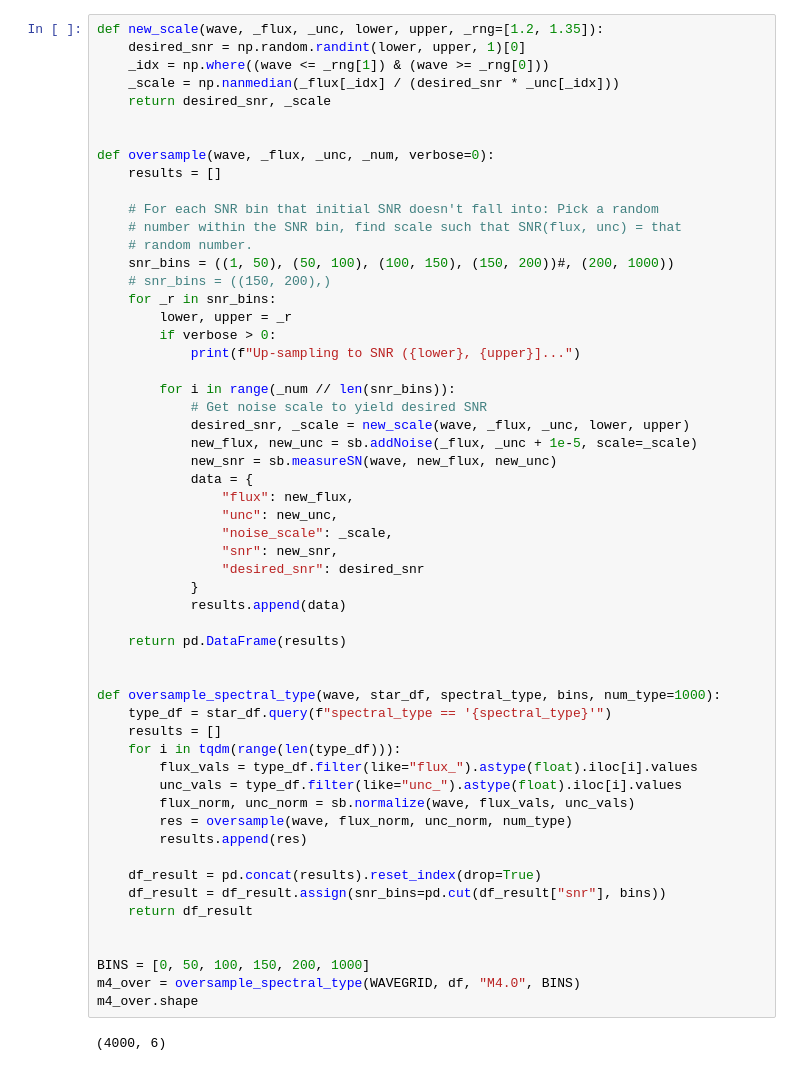
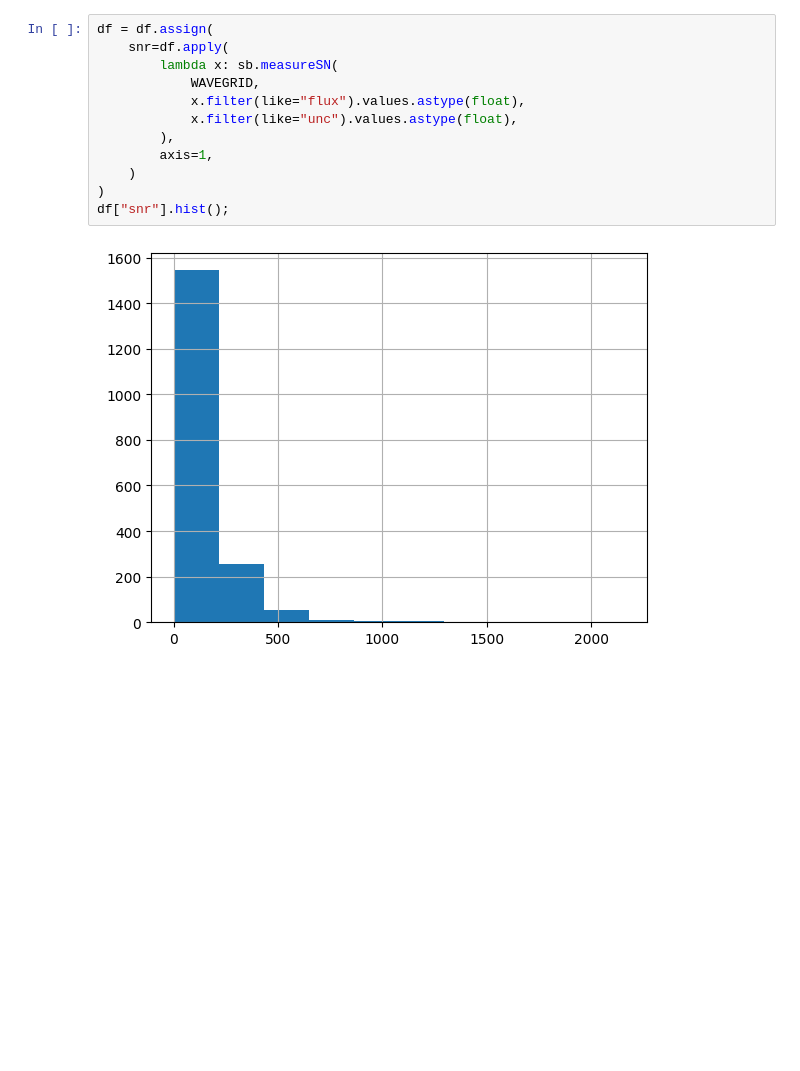
Before and after one commit to malinadesai/spectral_binaries, a Jupyter notebook: notebooks/oversampling.ipynb, the cells around one changed output. Cells and saved outputs as stored; diff of their text form; blank space fills up the shorter version.

Commit message:
Refactored, oversampled.

```diff
--- a/notebooks/oversampling.ipynb
+++ b/notebooks/oversampling.ipynb
@@ -55,60 +54,16 @@ T6.0      1
 Name: spectral_type, dtype: int64
-# %%
-def new_scale(wave, _flux, _unc, lower, upper, _rng=[1.2, 1.35]):
-    desired_snr = np.random.randint(lower, upper, 1)[0]
-    _idx = np.where((wave <= _rng[1]) & (wave >= _rng[0]))
-    _scale = np.nanmedian(_flux[_idx] / (desired_snr * _unc[_idx]))
-    return desired_snr, _scale
-
-
-def oversample(wave, _flux, _unc, _num, verbose=0):
-    results = []
-
-    # For each SNR bin that initial SNR doesn't fall into: Pick a random
-    # number within the SNR bin, find scale such that SNR(flux, unc) = that
-    # random number.
-    snr_bins = ((1, 50), (50, 100), (100, 150), (150, 200))#, (200, 1000))
-    # snr_bins = ((150, 200),)
-    for _r in snr_bins:
-        lower, upper = _r
-        if verbose > 0:
-            print(f"Up-sampling to SNR ({lower}, {upper}]...")
-
-        for i in range(_num // len(snr_bins)):
-            # Get noise scale to yield desired SNR
-            desired_snr, _scale = new_scale(wave, _flux, _unc, lower, upper)
-            new_flux, new_unc = sb.addNoise(_flux, _unc + 1e-5, scale=_scale)
-            new_snr = sb.measureSN(wave, new_flux, new_unc)
-            data = {
-                "flux": new_flux,
-                "unc": new_unc,
-                "noise_scale": _scale,
-                "snr": new_snr,
-                "desired_snr": desired_snr
-            }
-            results.append(data)
-
-    return pd.DataFrame(results)
-
-
-def oversample_spectral_type(wave, star_df, spectral_type, bins, num_type=1000):
-    type_df = star_df.query(f"spectral_type == '{spectral_type}'")
-    results = []
-    for i in tqdm(range(len(type_df))):
-        flux_vals = type_df.filter(like="flux_").astype(float).iloc[i].values
-        unc_vals = type_df.filter(like="unc_").astype(float).iloc[i].values
-        flux_norm, unc_norm = sb.normalize(wave, flux_vals, unc_vals)
-        res = oversample(wave, flux_norm, unc_norm, num_type)
-        results.append(res)
-
-    df_result = pd.concat(results).reset_index(drop=True)
-    df_result = df_result.assign(snr_bins=pd.cut(df_result["snr"], bins))
-    return df_result
-
-
-BINS = [0, 50, 100, 150, 200, 1000]
-m4_over = oversample_spectral_type(WAVEGRID, df, "M4.0", BINS)
-m4_over.shape
-# %% [output]
-(4000, 6)
+# %%
+df = df.assign(
+    snr=df.apply(
+        lambda x: sb.measureSN(
+            WAVEGRID,
+            x.filter(like="flux").values.astype(float),
+            x.filter(like="unc").values.astype(float),
+        ),
+        axis=1,
+    )
+)
+df["snr"].hist();
+# %% [output]
+[figure, added]
 # %%
```
Also changed, not shown: parts of 23 cells of this notebook, 13 other files.
